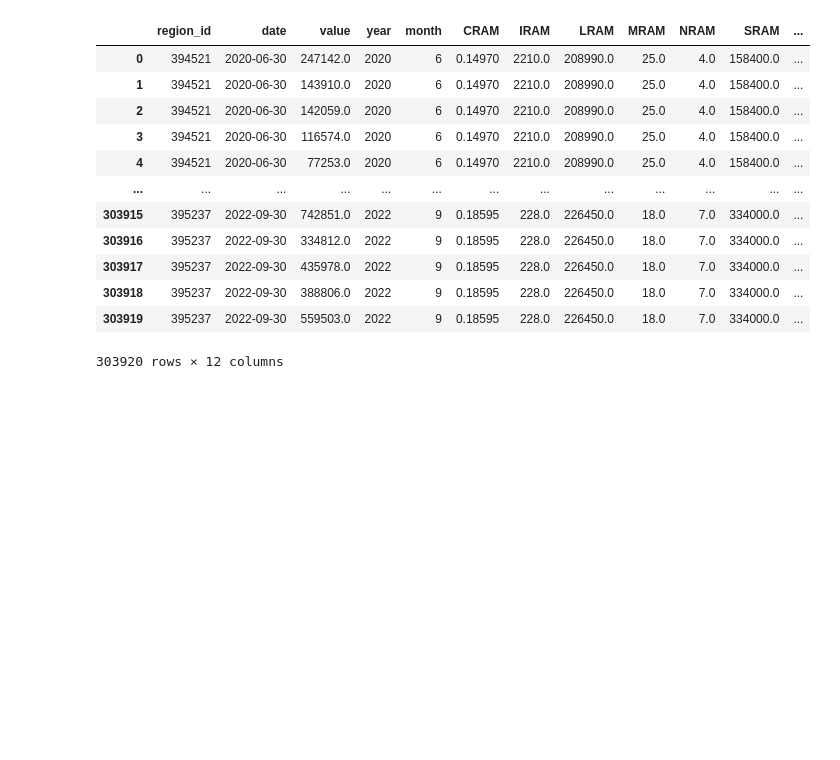
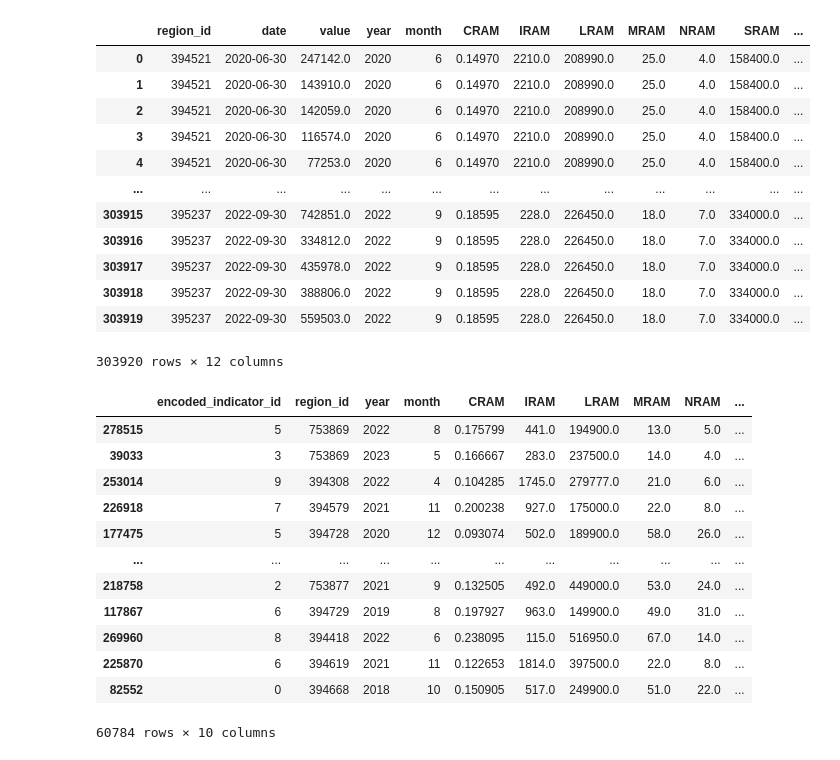
Before and after one commit to MurariHarish/Zillow-data-ML-project, a Jupyter notebook: notebook/02_data_preprocessing.ipynb, the cells around one changed output. Saved outputs shown, nothing was run; the diff lists cells and outputs as text; code cells hidden in the pictures; blank space fills up the shorter version.

```diff
--- a/notebook/02_data_preprocessing.ipynb
+++ b/notebook/02_data_preprocessing.ipynb
@@ -360,3 +360,19 @@ df
 | 303918 | 395237 | 2022-09-30 | 388806.0 | 2022 | 9 | 0.18595 | 228.0 | 226450.0 | 18.0 | 7.0 | 334000.0 | ... |
 | 303919 | 395237 | 2022-09-30 | 559503.0 | 2022 | 9 | 0.18595 | 228.0 | 226450.0 | 18.0 | 7.0 | 334000.0 | ... |
 303920 rows × 12 columns
+# %%
+X_test
+# %% [output]
+|  | encoded_indicator_id | region_id | year | month | CRAM | IRAM | LRAM | MRAM | NRAM | ... |
+| 278515 | 5 | 753869 | 2022 | 8 | 0.175799 | 441.0 | 194900.0 | 13.0 | 5.0 | ... |
+| 39033 | 3 | 753869 | 2023 | 5 | 0.166667 | 283.0 | 237500.0 | 14.0 | 4.0 | ... |
+| 253014 | 9 | 394308 | 2022 | 4 | 0.104285 | 1745.0 | 279777.0 | 21.0 | 6.0 | ... |
+| 226918 | 7 | 394579 | 2021 | 11 | 0.200238 | 927.0 | 175000.0 | 22.0 | 8.0 | ... |
+| 177475 | 5 | 394728 | 2020 | 12 | 0.093074 | 502.0 | 189900.0 | 58.0 | 26.0 | ... |
+| ... | ... | ... | ... | ... | ... | ... | ... | ... | ... | ... |
+| 218758 | 2 | 753877 | 2021 | 9 | 0.132505 | 492.0 | 449000.0 | 53.0 | 24.0 | ... |
+| 117867 | 6 | 394729 | 2019 | 8 | 0.197927 | 963.0 | 149900.0 | 49.0 | 31.0 | ... |
+| 269960 | 8 | 394418 | 2022 | 6 | 0.238095 | 115.0 | 516950.0 | 67.0 | 14.0 | ... |
+| 225870 | 6 | 394619 | 2021 | 11 | 0.122653 | 1814.0 | 397500.0 | 22.0 | 8.0 | ... |
+| 82552 | 0 | 394668 | 2018 | 10 | 0.150905 | 517.0 | 249900.0 | 51.0 | 22.0 | ... |
+60784 rows × 10 columns
```
Also changed, not shown: 14 other files.
